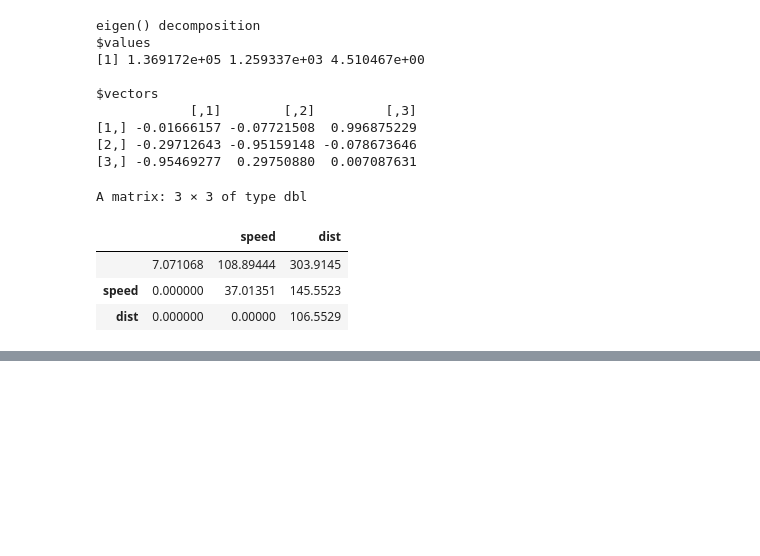
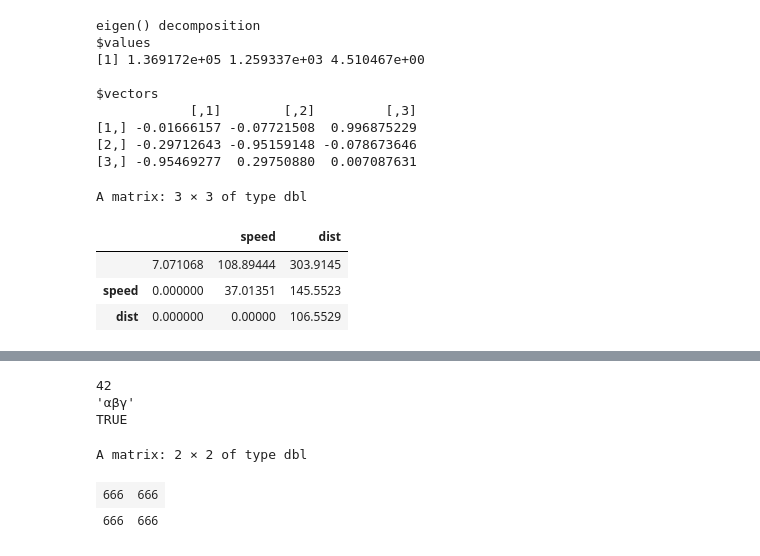
Before and after one commit to ps-pat/mat8186-test, a Jupyter notebook: 2-Fondations/index.ipynb, the cells around one changed output, grey strips where cells are left out. Drawn from its saved outputs; the diff is of its cells as text; code cells hidden in the pictures; blank space fills up the shorter version.

```diff
--- a/2-Fondations/index.ipynb
+++ b/2-Fondations/index.ipynb
@@ -280,0 +286,10 @@ A matrix: 3 × 3 of type dbl
+# %%
+liste_hetero <- list(42, "αβγ", TRUE, list(list(matrix(666, 2, 2))))
+liste_hetero
+# %% [output]
+42
+'αβγ'
+TRUE
+A matrix: 2 × 2 of type dbl
+| 666 | 666 |
+| 666 | 666 |
```
Also changed, not shown: parts of 38 cells of this notebook, 2 other files.
